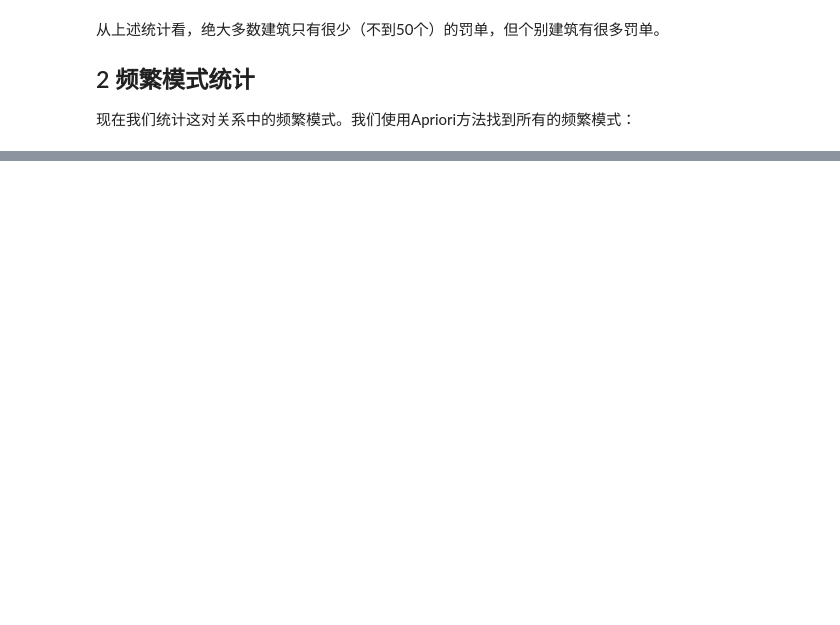
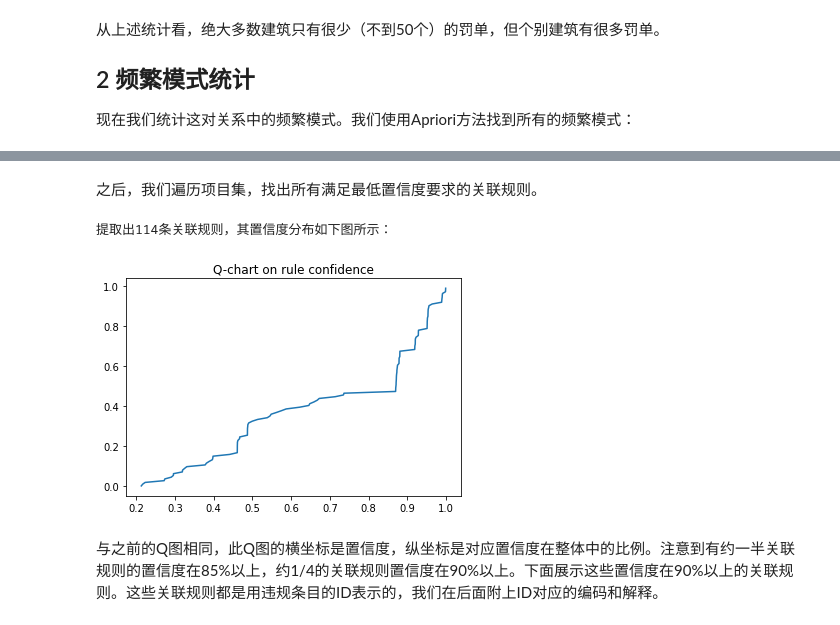
Before and after one commit to howmanyKsdoIneed/BITDM-minings, a Jupyter notebook: 互评作业2：频繁模式与关联规则.ipynb, the cells around one changed output, grey strips where cells are left out. Drawn from its saved outputs; the diff is of its cells as text; code cells hidden in the pictures; blank space fills up the shorter version.

```diff
--- a/互评作业2：频繁模式与关联规则.ipynb
+++ b/互评作业2：频繁模式与关联规则.ipynb
@@ -187,0 +281,33 @@ def Apriori(dataset, min_support = 2):
+# %%
+# 定义关联规则的数据结构
+class Rule:
+    def __init__(self,itemset,head):
+        assert head in itemset
+        self.head = head
+        self.items = tuple(itemset)
+        self.to = tuple(sorted([i for i in itemset if i != head]))
+        # 这里的support存储的是绝对支持度
+        self.head_support = sup[(head,)]
+        self.support = sup[itemset]
+        self.confidence = self.support/self.head_support
+        assert self.confidence <=1
+        self.lift=None
+# %% [markdown]
+之后，我们遍历项目集，找出所有满足最低置信度要求的关联规则。
+# %%
+min_confidence = 0.2
+rules:list[Rule]=[]
+for itemset in close_freqitems:
+    if len(itemset)<2: continue
+    for head in itemset:
+        newrule = Rule(itemset,head)
+        if newrule.confidence>=min_confidence:
+            rules.append(newrule)
+print(f'提取出{len(rules)}条关联规则，其置信度分布如下图所示：')
+confidences=[rule.confidence for rule in rules]
+plot_qchart(confidences,'Q-chart on rule confidence')
+# %% [output]
+提取出114条关联规则，其置信度分布如下图所示：
+[figure, added]
+# %% [markdown]
+与之前的Q图相同，此Q图的横坐标是置信度，纵坐标是对应置信度在整体中的比例。注意到有约一半关联规则的置信度在85%以上，约1/4的关联规则置信度在90%以上。下面展示这些置信度在90%以上的关联规则。这些关联规则都是用违规条目的ID表示的，我们在后面附上ID对应的编码和解释。
```
Also changed, not shown: parts of 16 cells of this notebook, 1 other file.
